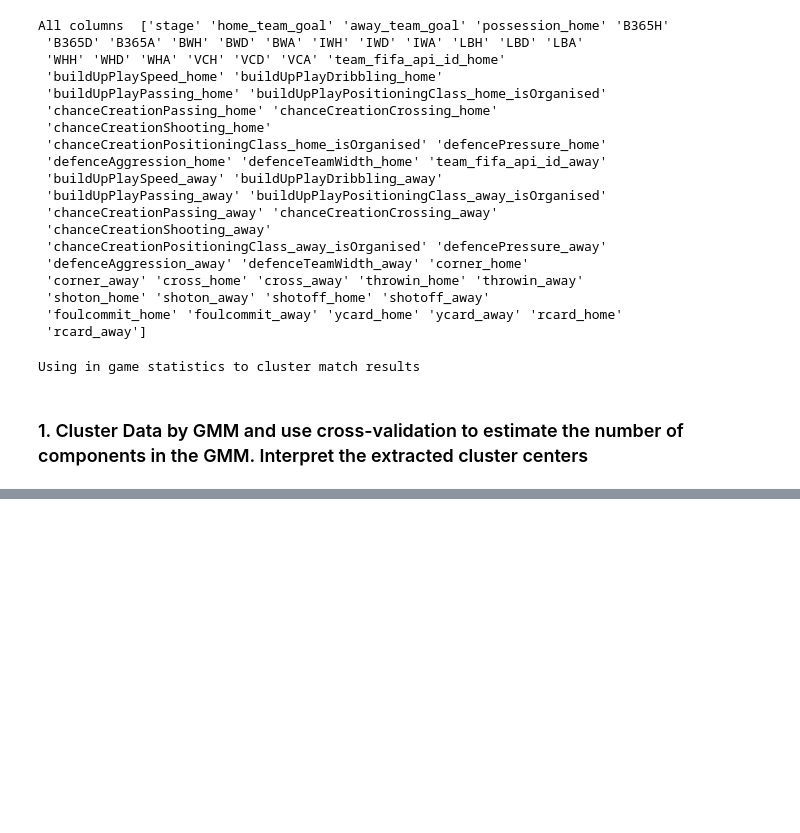
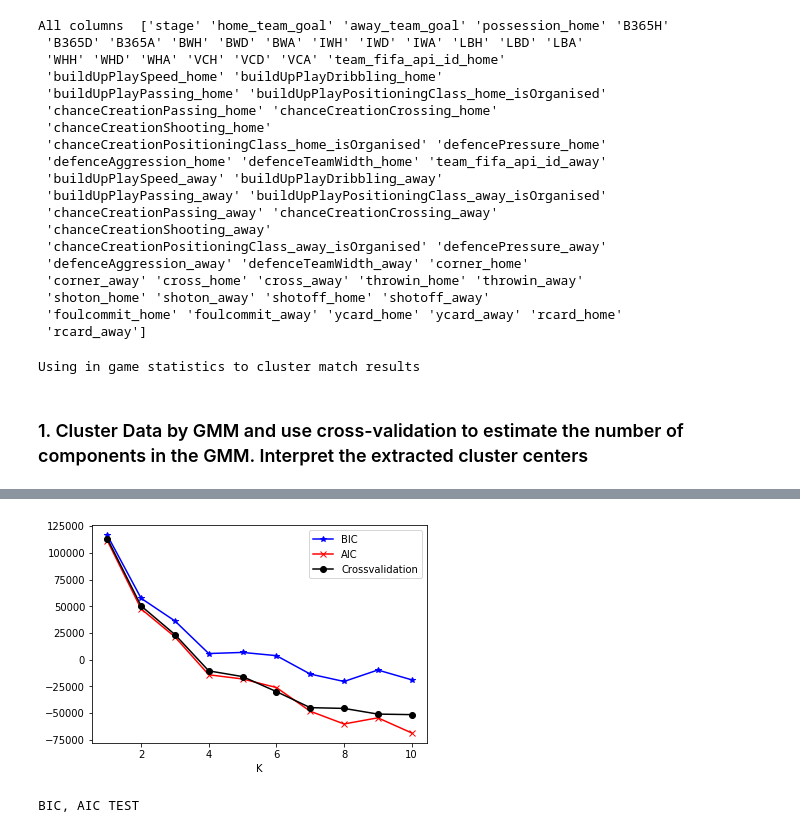
Before and after one commit to ShawnHouCHN/Introduction-to-Machine-Learning-and-Data-Mining-E17, a Jupyter notebook: Project3/Project 3 GMM.ipynb, the cells around one changed output, grey strips where cells are left out. Drawn from its saved outputs; the diff is of its cells as text; code cells hidden in the pictures; blank space fills up the shorter version.

```diff
--- a/Project3/Project 3 GMM.ipynb
+++ b/Project3/Project 3 GMM.ipynb
@@ -163,5 +166,0 @@ print (np.mean(df_pcaed['CLUSTERPOST'] == df_pcaed['Result']) * 100)
-# %%
-X=df_match[pregame_features].as_matrix()
-
-y=df_match['Result'].as_matrix()
-print ("Using pre game statistics to cluster match results ")
@@ -170,10 +166,0 @@ Using pre game statistics to cluster match results
-# %%
-X_st = (X - X.mean()) / X.std()
-# %%
-pca = decomposition.PCA(n_components=2)
-pca.fit(X_st)
-##Fit in game observations to 2D for visualization
-X_pcaed = pca.transform(X_st)
-
-d = {'PC1': X_pcaed[:,0], 'PC2': X_pcaed[:,1], 'Result':df_match['Result'].values}
-df_pcaed=pd.DataFrame(data=d)
@@ -214,0 +178,56 @@ print (np.mean(df_pcaed['CLUSTERPRE'] == df_pcaed['Result']) * 100)
+# %%
+
+N, M = X.shape
+
+# Range of K's to try
+KRange = range(1,11)
+T = len(KRange)
+
+cv_type = 'full'
+reps = 3                # number of fits with different initalizations, best result will be kept
+
+# Allocate variables
+BIC = np.zeros((T,))
+AIC = np.zeros((T,))
+CVE = np.zeros((T,))
+
+# K-fold crossvalidation
+CV = model_selection.KFold(n_splits=10,shuffle=True)
+
+model_dicts=defaultdict(dict)
+#for cv_type in cv_types:
+for t,K in enumerate(KRange):
+            print('Fitting model for K={0} with Covs Matrix {1}'.format(K, cv_type))
+
+            # Fit Gaussian mixture model
+            gmm = GaussianMixture(n_components=K, covariance_type=cv_type, n_init=reps).fit(X_st)
+
+            # Get BIC and AIC
+            BIC[t,] = gmm.bic(X_st)
+            AIC[t,] = gmm.aic(X_st)
+
+            # For each crossvalidation fold
+            for train_index, test_index in CV.split(X_st):
+
+                # extract training and test set for current CV fold
+                X_train = X_st.iloc[train_index]
+                X_test = X_st.iloc[test_index]
+
+                # Fit Gaussian mixture model to X_train
+                gmm = GaussianMixture(n_components=K, covariance_type=cv_type, n_init=reps).fit(X_train)
+
+                # compute negative log likelihood of X_test
+                CVE[t] += -gmm.score_samples(X_test).sum()
+
+
+# Plot results
+
+figure(1);
+plot(KRange, BIC,'-*b')
+plot(KRange, AIC,'-xr')
+plot(KRange, 2*CVE,'-ok')
+legend(['BIC', 'AIC', 'Crossvalidation'])
+xlabel('K')
+show()
+print('BIC, AIC TEST')
+# %% [output]
@@ -214,0 +244,2 @@ print (np.mean(df_pcaed['CLUSTERPRE'] == df_pcaed['Result']) * 100)
+[figure, added]
+BIC, AIC TEST
```
Also changed, not shown: parts of 9 cells of this notebook.
